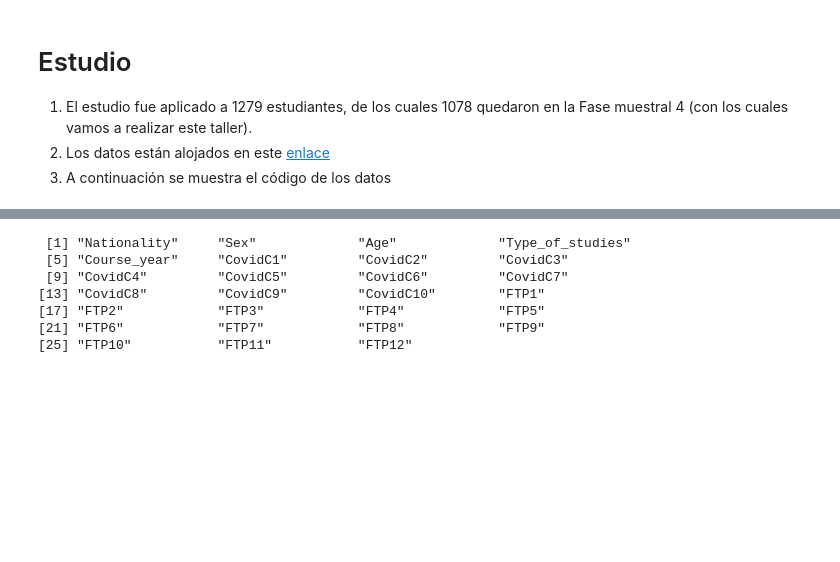
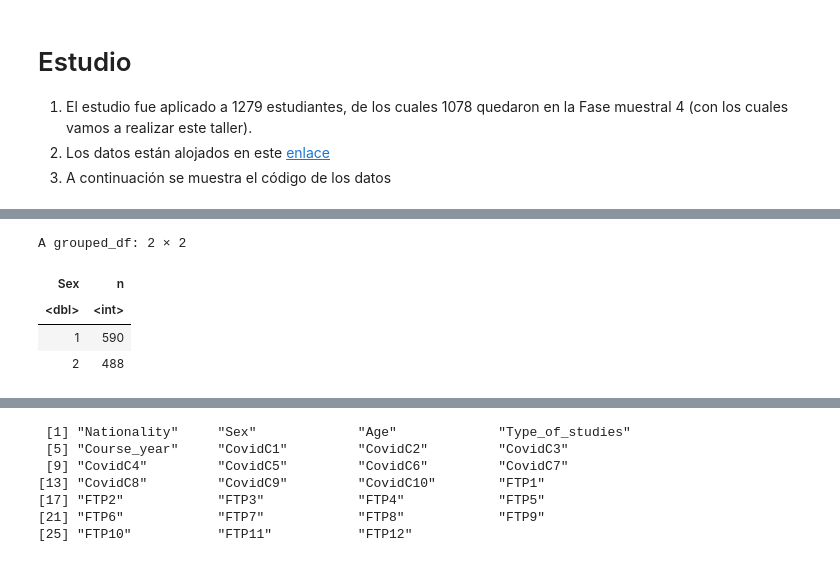
Before and after one commit to Cruzalirio/Unal-Enfermeria-, a Jupyter notebook: Cuadernos/Taller3.ipynb, the cells around one changed output, grey strips where cells are left out. Saved outputs shown, nothing was run; the diff lists cells and outputs as text; code cells hidden in the pictures; blank space fills up the shorter version.

```diff
--- a/Cuadernos/Taller3.ipynb
+++ b/Cuadernos/Taller3.ipynb
@@ -90,3 +107,11 @@ A tibble: 6 × 27
 | Spain | 1 | 22 | 4 | 1 | 5 | 5 | 5 | 5 | 5 | ... |
 | Spain | 2 | 18 | 4 | 1 | 5 | 5 | 5 | 5 | 5 | ... |
 | Spain | 2 | 18 | 4 | 1 | 5 | 5 | 4 | 5 | 4 | ... |
+# %%
+datos%>%group_by(Sex) %>% count()
+# %% [output]
+A grouped_df: 2 × 2
+| Sex | n |
+| <dbl> | <int> |
+| 1 | 590 |
+| 2 | 488 |
```
Also changed, not shown: parts of 18 cells of this notebook.
